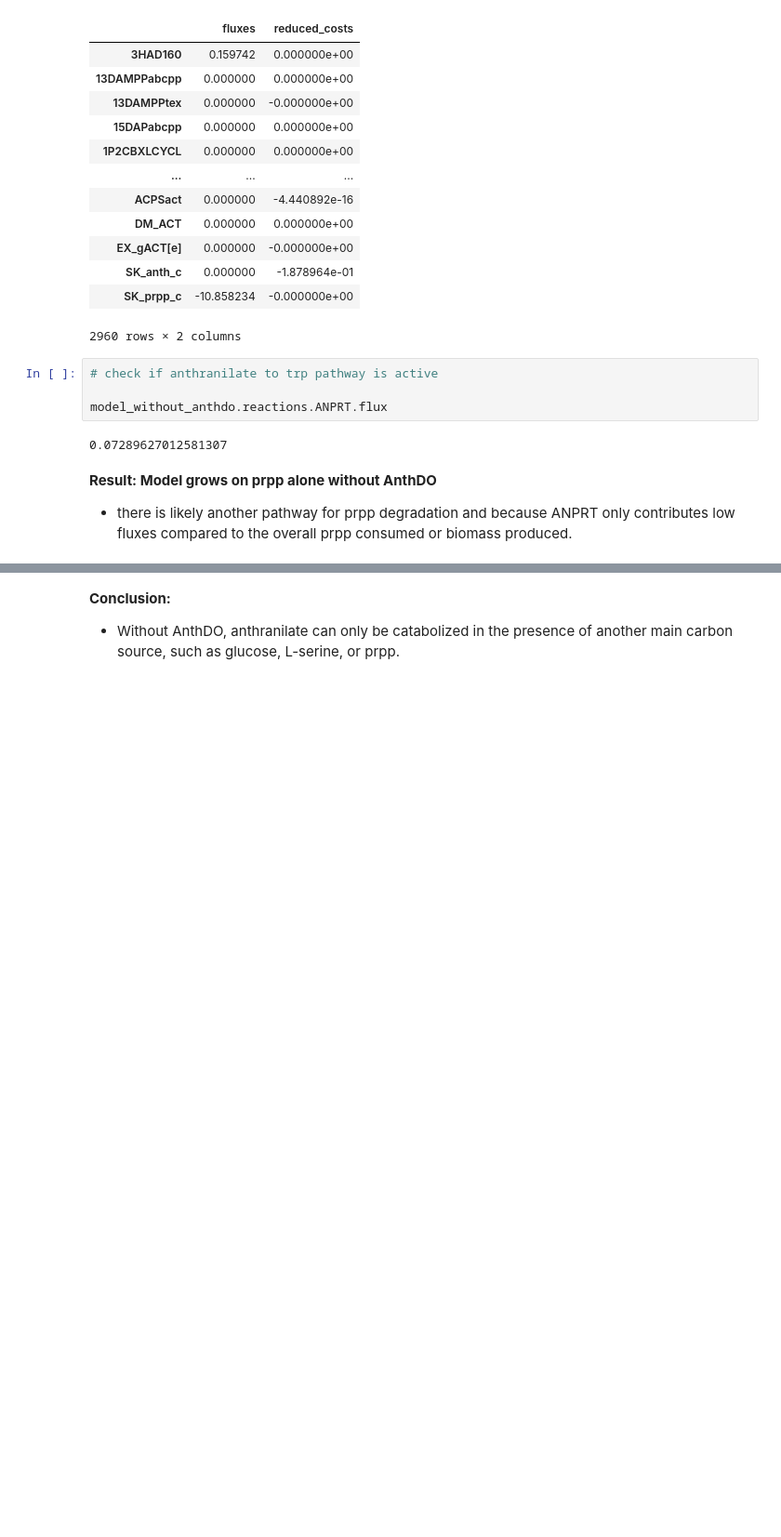
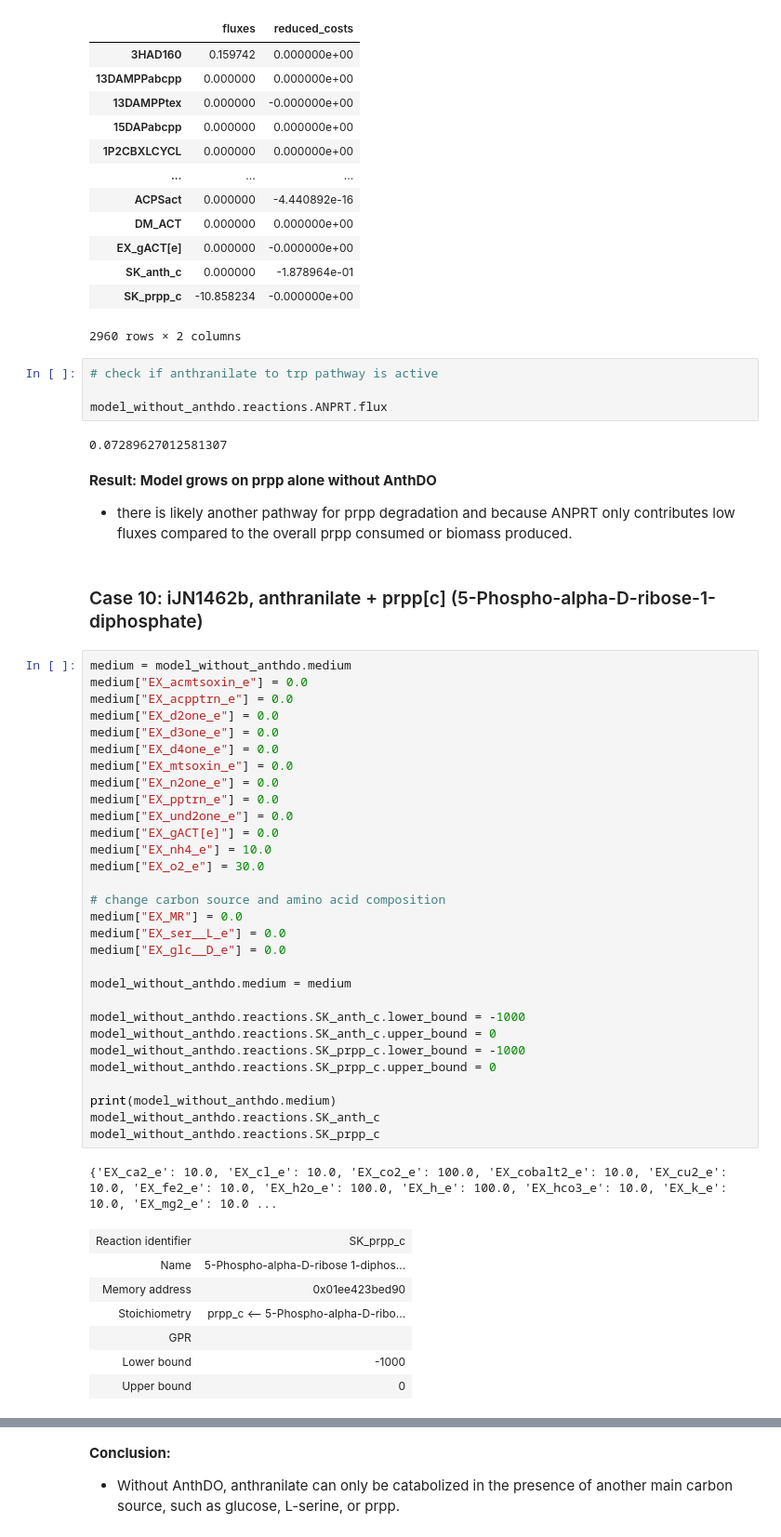
Before and after one commit to parsanayyara/AzoDyePutida, a Jupyter notebook: alt_pathways/anth_trp_alternative.ipynb, the cells around one changed output, grey strips where cells are left out. Shown at 93% size. Cells and saved outputs as stored; diff of their text form; blank space fills up the shorter version.

```diff
--- a/alt_pathways/anth_trp_alternative.ipynb
+++ b/alt_pathways/anth_trp_alternative.ipynb
@@ -722,3 +722,44 @@ model_without_anthdo.reactions.ANPRT.flux
 **Result: Model grows on prpp alone without AnthDO**
 
 - there is likely another pathway for prpp degradation and because ANPRT only contributes low fluxes compared to the overall prpp consumed or biomass produced.
+# %% [markdown]
+### Case 10: iJN1462b, anthranilate + prpp[c] (5-Phospho-alpha-D-ribose-1-diphosphate)
+# %%
+medium = model_without_anthdo.medium
+medium["EX_acmtsoxin_e"] = 0.0
+medium["EX_acpptrn_e"] = 0.0
+medium["EX_d2one_e"] = 0.0
+medium["EX_d3one_e"] = 0.0
+medium["EX_d4one_e"] = 0.0
+medium["EX_mtsoxin_e"] = 0.0
+medium["EX_n2one_e"] = 0.0
+medium["EX_pptrn_e"] = 0.0
+medium["EX_und2one_e"] = 0.0
+medium["EX_gACT[e]"] = 0.0
+medium["EX_nh4_e"] = 10.0
+medium["EX_o2_e"] = 30.0
+
+# change carbon source and amino acid composition
+medium["EX_MR"] = 0.0
+medium["EX_ser__L_e"] = 0.0
+medium["EX_glc__D_e"] = 0.0
+
+model_without_anthdo.medium = medium
+
+model_without_anthdo.reactions.SK_anth_c.lower_bound = -1000
+model_without_anthdo.reactions.SK_anth_c.upper_bound = 0
+model_without_anthdo.reactions.SK_prpp_c.lower_bound = -1000
+model_without_anthdo.reactions.SK_prpp_c.upper_bound = 0
+
+print(model_without_anthdo.medium)
+model_without_anthdo.reactions.SK_anth_c
+model_without_anthdo.reactions.SK_prpp_c
+# %% [output]
+{'EX_ca2_e': 10.0, 'EX_cl_e': 10.0, 'EX_co2_e': 100.0, 'EX_cobalt2_e': 10.0, 'EX_cu2_e': 10.0, 'EX_fe2_e': 10.0, 'EX_h2o_e': 100.0, 'EX_h_e': 100.0, 'EX_hco3_e': 10.0, 'EX_k_e': 10.0, 'EX_mg2_e': 10.0 ...
+| Reaction identifier | SK_prpp_c |
+| Name | 5-Phospho-alpha-D-ribose 1-diphos... |
+| Memory address | 0x01ee423bed90 |
+| Stoichiometry | prpp_c <-- 5-Phospho-alpha-D-ribo... |
+| GPR |  |
+| Lower bound | -1000 |
+| Upper bound | 0 |
```
Also changed, not shown: parts of 13 cells of this notebook.
